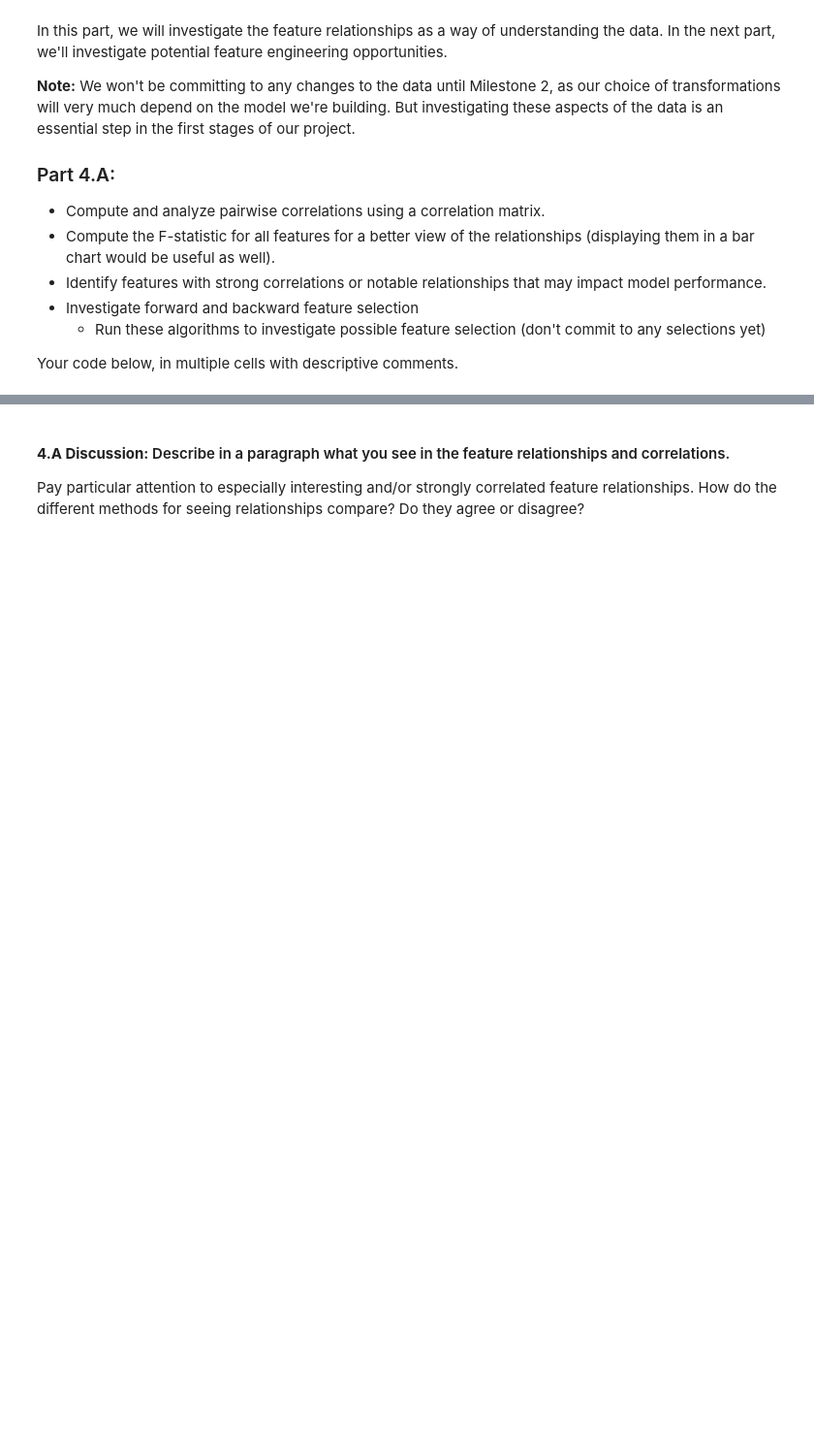
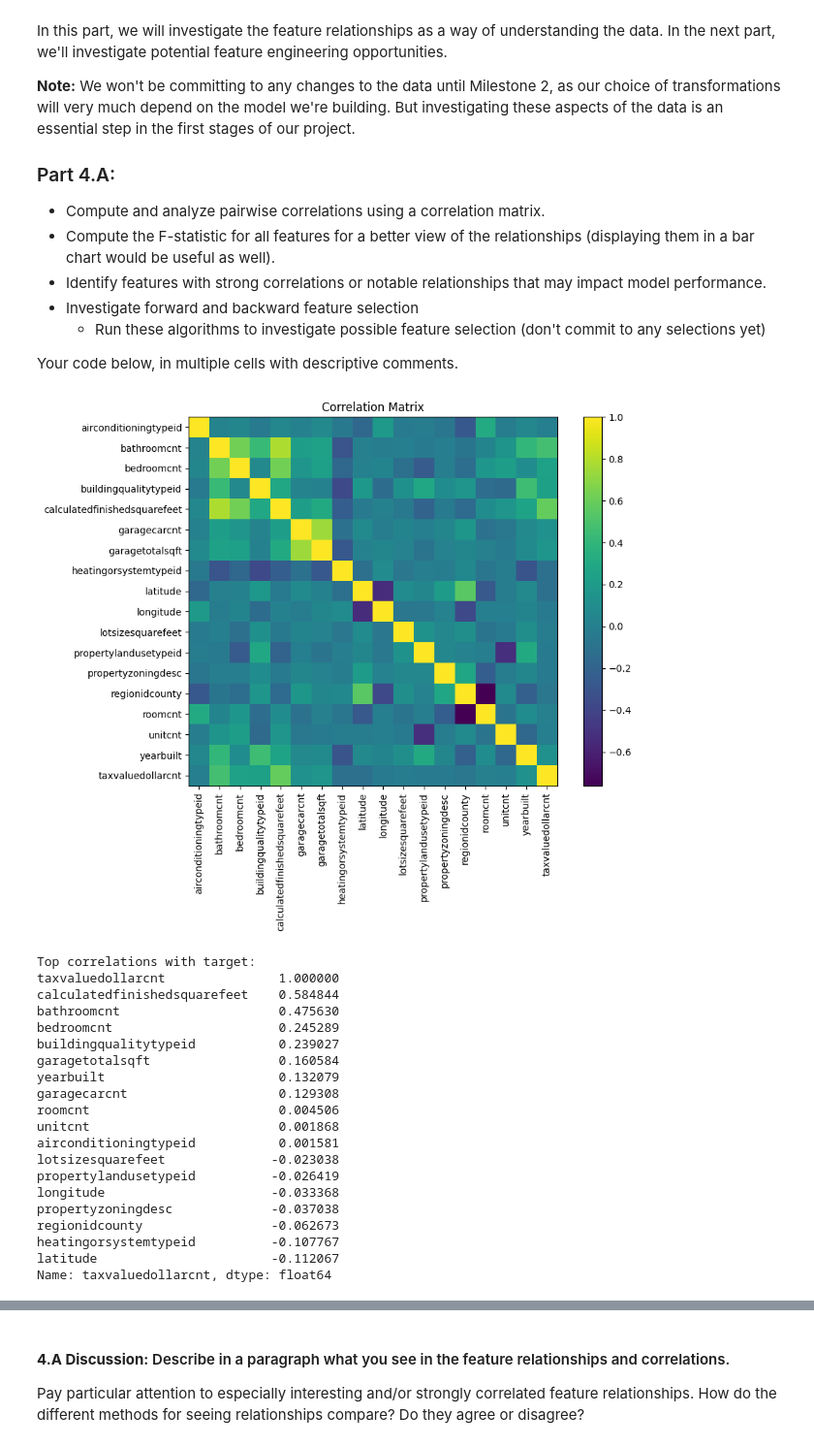
Before and after one commit to jasser-dh/Module-3-Assignments, a Jupyter notebook: Milestone_01.ipynb, the cells around one changed output, grey strips where cells are left out. Shown at 97% size. Drawn from its saved outputs; the diff is of its cells as text; code cells hidden in the pictures; blank space fills up the shorter version.

```diff
--- a/Milestone_01.ipynb
+++ b/Milestone_01.ipynb
@@ -684,3 +857,17 @@ Review the methods for imputation in **Appendix 2** and choose how you will impu
 ### 3.E: Encode the Categorical Features (if any)
 
 You may not have any categorical features. If you do, encode them in the next step. No discussion is necessary.
+# %%
+# 3.E: Encode categorical features
+cat_cols = df_3d.select_dtypes(include=['object', 'str']).columns.tolist()
+print("Categorical columns to encode:", cat_cols)
+
+df_3e = df_3d.copy()
+
+if len(cat_cols) > 0:
+    encoder = OrdinalEncoder()
+    df_3e[cat_cols] = encoder.fit_transform(df_3e[cat_cols])
+
+print("\nFinal shape after encoding:", df_3e.shape)
+print("\nRemaining object columns:")
+print(df_3e.select_dtypes(include=['object']).columns.tolist())
@@ -700,3 +894,52 @@ In this part, we will investigate the feature relationships as a way of understa
         - Run these algorithms to investigate possible feature selection (don't commit to any selections yet)
 
 Your code below, in multiple cells with descriptive comments.
+# %%
+
+# copy the preprocessed dataset from previous task
+df_4a = df_3e.copy()
+
+# Separate features and target
+X = df_4a.drop(columns=['taxvaluedollarcnt'])
+y = df_4a['taxvaluedollarcnt']
+
+# =============================
+# 1. Correlation Matrix
+# =============================
+corr_matrix = df_4a.corr()
+
+plt.figure(figsize=(10, 8))
+plt.imshow(corr_matrix)
+plt.title("Correlation Matrix")
+plt.colorbar()
+plt.xticks(range(len(corr_matrix.columns)), corr_matrix.columns, rotation=90)
+plt.yticks(range(len(corr_matrix.columns)), corr_matrix.columns)
+plt.tight_layout()
+plt.show()
+
+# Show top correlations with target
+target_corr = corr_matrix['taxvaluedollarcnt'].sort_values(ascending=False)
+print("Top correlations with target:")
+print(target_corr)
+# %% [output]
+[figure, added]
+Top correlations with target:
+taxvaluedollarcnt               1.000000
+calculatedfinishedsquarefeet    0.584844
+bathroomcnt                     0.475630
+bedroomcnt                      0.245289
+buildingqualitytypeid           0.239027
+garagetotalsqft                 0.160584
+yearbuilt                       0.132079
+garagecarcnt                    0.129308
+roomcnt                         0.004506
+unitcnt                         0.001868
+airconditioningtypeid           0.001581
+lotsizesquarefeet              -0.023038
+propertylandusetypeid          -0.026419
+longitude                      -0.033368
+propertyzoningdesc             -0.037038
+regionidcounty                 -0.062673
+heatingorsystemtypeid          -0.107767
+latitude                       -0.112067
+Name: taxvaluedollarcnt, dtype: float64
```
Also changed, not shown: parts of 18 cells of this notebook, 2 other files.
